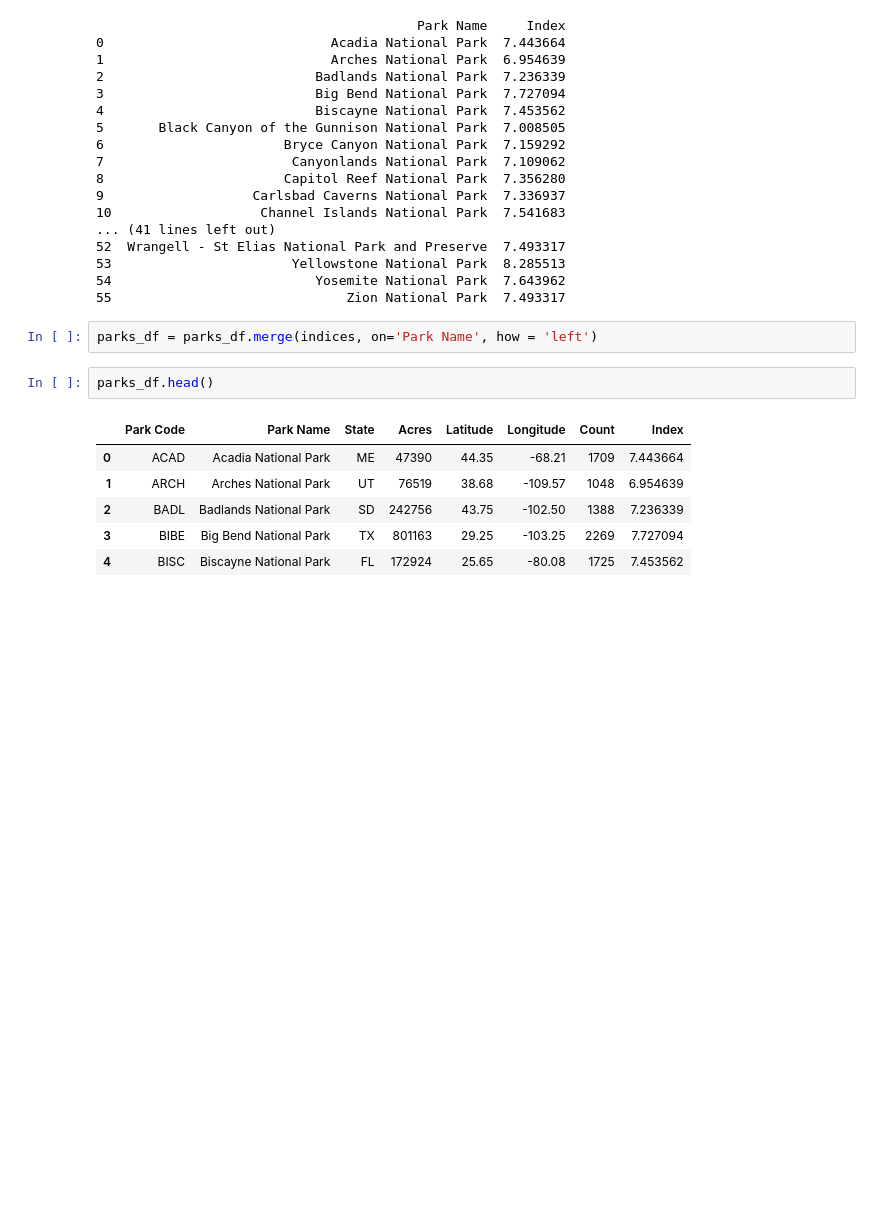
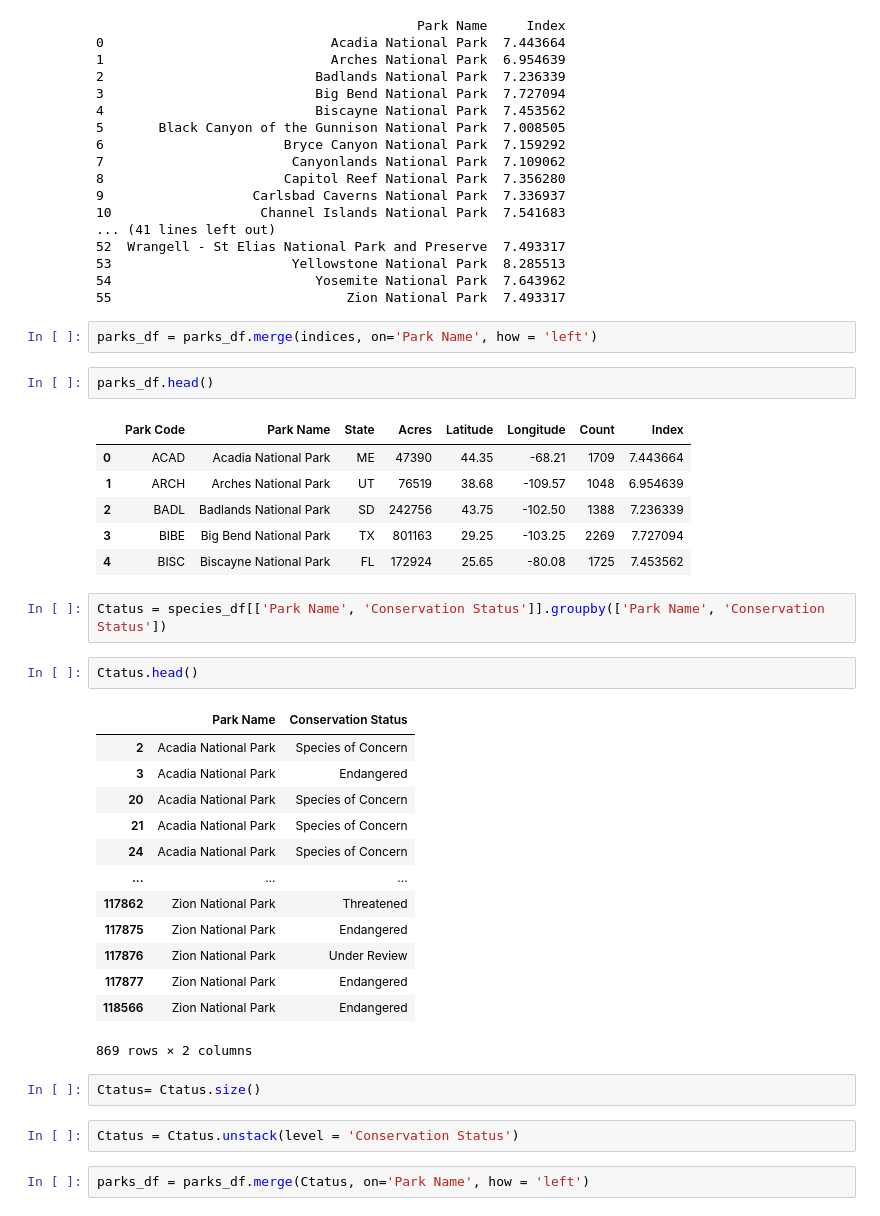
Before and after one commit to Chris-Quan/Biodiversity-in-National-Parks, a Jupyter notebook: main.ipynb, the cells around one changed output. Drawn from its saved outputs; the diff is of its cells as text; blank space fills up the shorter version.

```diff
--- a/main.ipynb
+++ b/main.ipynb
@@ -300,3 +300,27 @@ parks_df.head()
 | 2 | BADL | Badlands National Park | SD | 242756 | 43.75 | -102.50 | 1388 | 7.236339 |
 | 3 | BIBE | Big Bend National Park | TX | 801163 | 29.25 | -103.25 | 2269 | 7.727094 |
 | 4 | BISC | Biscayne National Park | FL | 172924 | 25.65 | -80.08 | 1725 | 7.453562 |
+# %%
+Ctatus = species_df[['Park Name', 'Conservation Status']].groupby(['Park Name', 'Conservation Status'])
+# %%
+Ctatus.head()
+# %% [output]
+|  | Park Name | Conservation Status |
+| 2 | Acadia National Park | Species of Concern |
+| 3 | Acadia National Park | Endangered |
+| 20 | Acadia National Park | Species of Concern |
+| 21 | Acadia National Park | Species of Concern |
+| 24 | Acadia National Park | Species of Concern |
+| ... | ... | ... |
+| 117862 | Zion National Park | Threatened |
+| 117875 | Zion National Park | Endangered |
+| 117876 | Zion National Park | Under Review |
+| 117877 | Zion National Park | Endangered |
+| 118566 | Zion National Park | Endangered |
+869 rows × 2 columns
+# %%
+Ctatus= Ctatus.size()
+# %%
+Ctatus = Ctatus.unstack(level = 'Conservation Status')
+# %%
+parks_df = parks_df.merge(Ctatus, on='Park Name', how = 'left')
```
Also changed, not shown: parts of 2 cells of this notebook.
